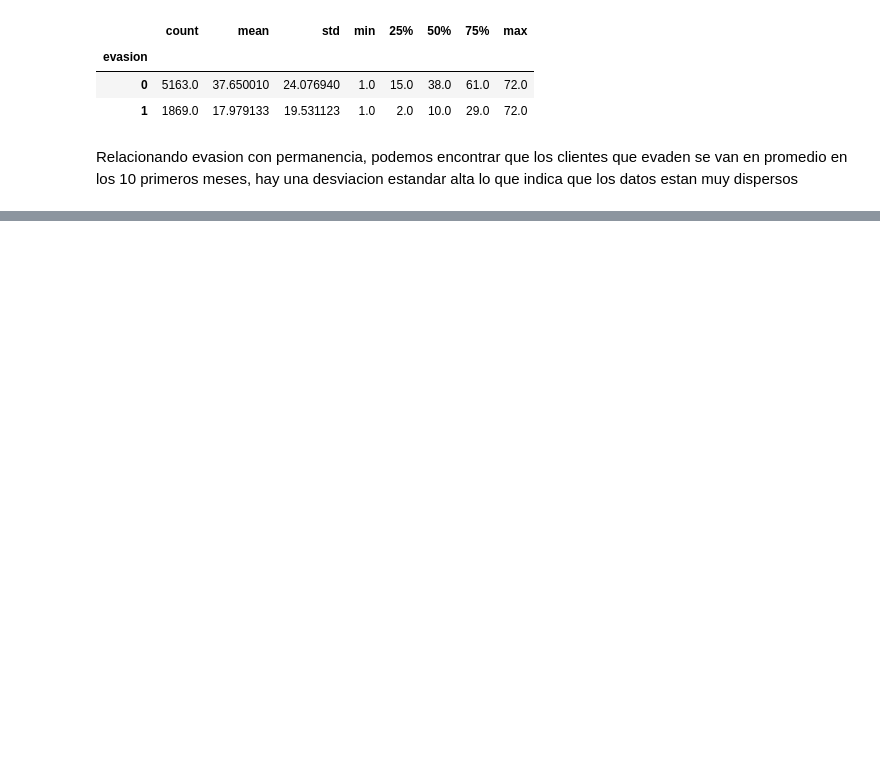
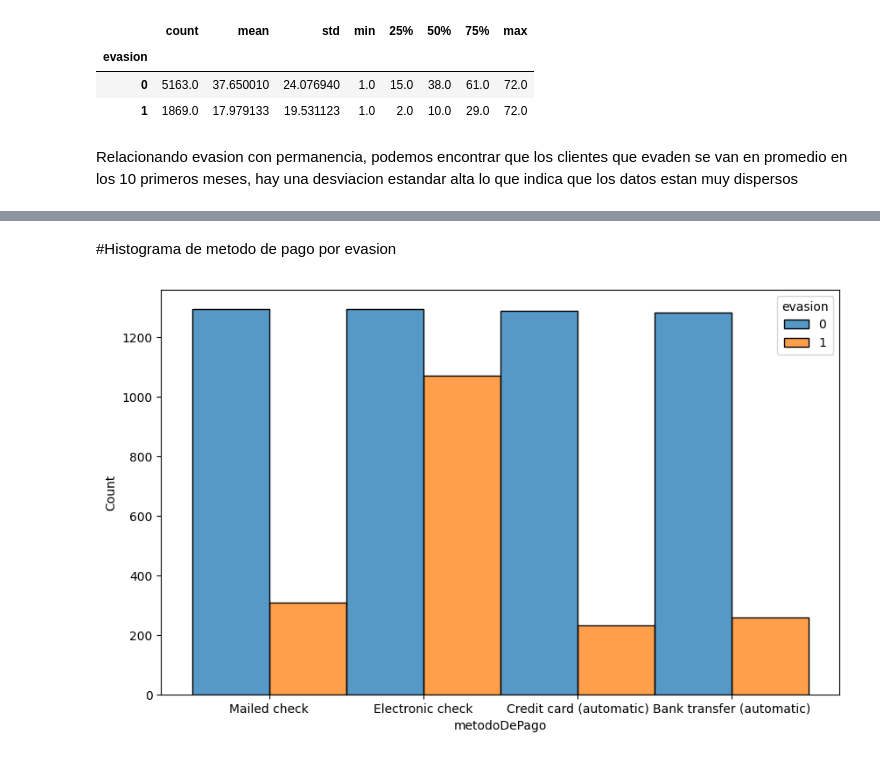
Before and after one commit to taniagoa/Segundo-challenge-CD-Telecom, a Jupyter notebook: segundo_challenge_Telecom.ipynb, the cells around one changed output, grey strips where cells are left out. Cells and saved outputs as stored; diff of their text form; code cells hidden in the pictures; blank space fills up the shorter version.

```diff
--- a/segundo_challenge_Telecom.ipynb
+++ b/segundo_challenge_Telecom.ipynb
@@ -243,0 +268,8 @@ Relacionando evasion con permanencia, podemos encontrar que los clientes que eva
+# %% [markdown]
+#Histograma de metodo de pago por evasion
+# %%
+plt.figure(figsize=(10, 6))
+sns.histplot(data=datos_telecom2, x='metodoDePago', hue='evasion', multiple='dodge',)
+plt.show()
+# %% [output]
+[figure, added]
```
Also changed, not shown: parts of 25 cells of this notebook.
